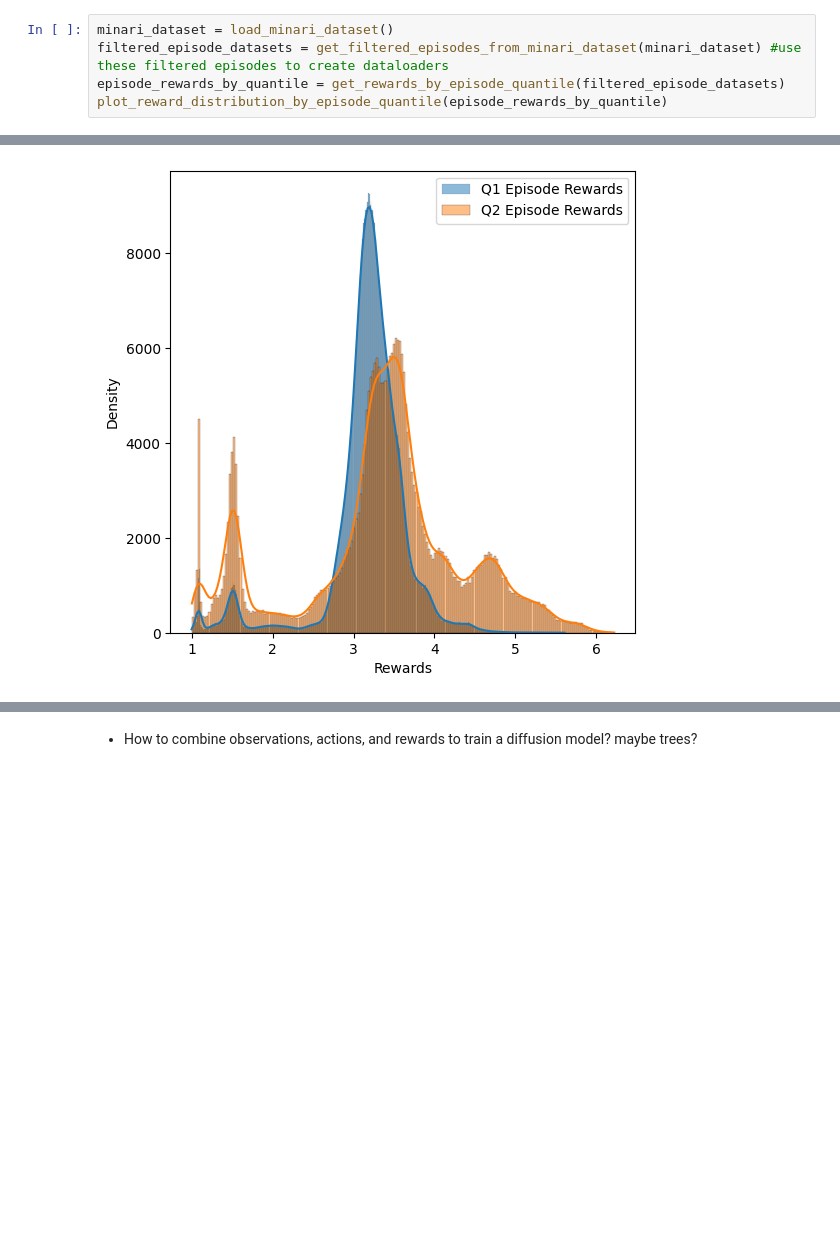
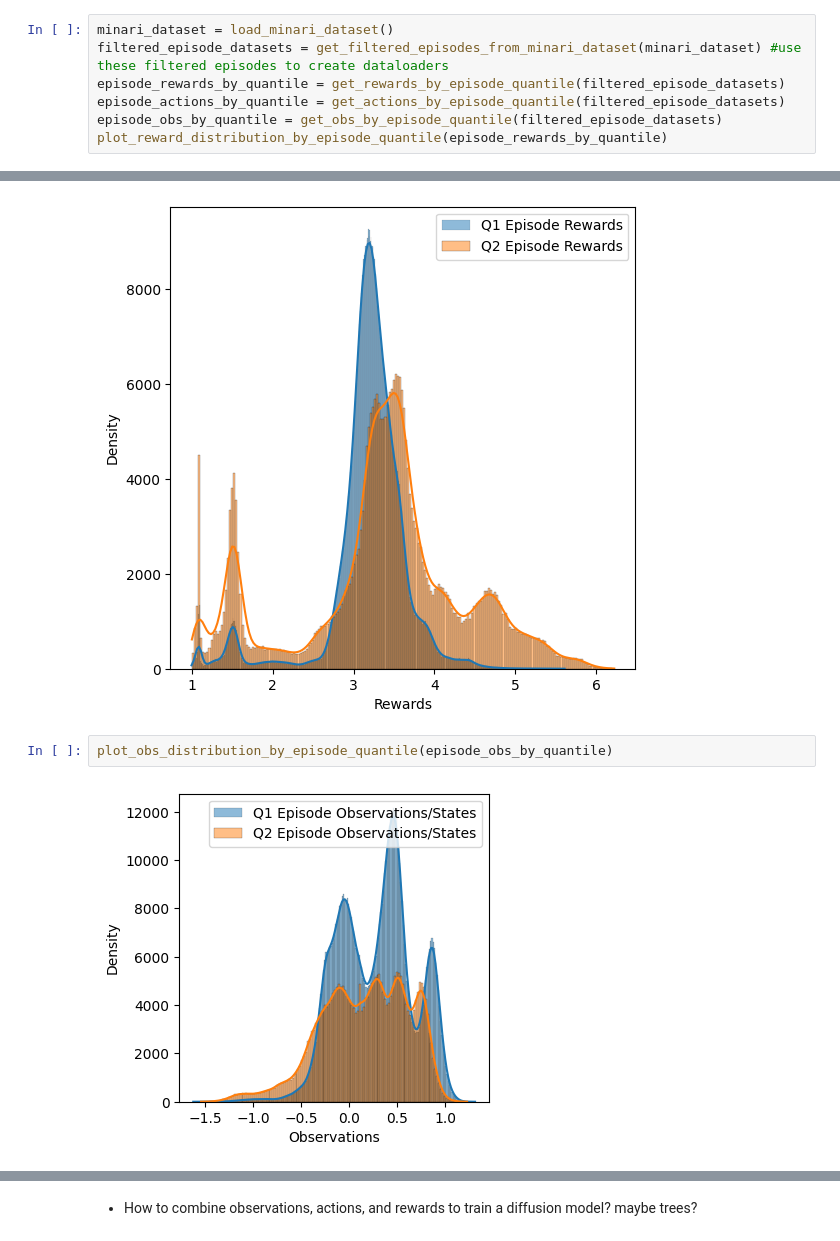
Before and after one commit to amuraddd/ducks, a Jupyter notebook: ducks/notebooks/diffusion_training_diffusers.ipynb, the cells around one changed output, grey strips where cells are left out. Drawn from its saved outputs; the diff is of its cells as text; blank space fills up the shorter version.

```diff
--- a/ducks/notebooks/diffusion_training_diffusers.ipynb
+++ b/ducks/notebooks/diffusion_training_diffusers.ipynb
@@ -17,6 +23,8 @@ from ducks.utils.training_utils import (load_minari_dataset, get_filtered_episod
 minari_dataset = load_minari_dataset()
 filtered_episode_datasets = get_filtered_episodes_from_minari_dataset(minari_dataset) #use these filtered episodes to create dataloaders
 episode_rewards_by_quantile = get_rewards_by_episode_quantile(filtered_episode_datasets)
+episode_actions_by_quantile = get_actions_by_episode_quantile(filtered_episode_datasets)
+episode_obs_by_quantile = get_obs_by_episode_quantile(filtered_episode_datasets)
 plot_reward_distribution_by_episode_quantile(episode_rewards_by_quantile)
 # %% [output]
 Dataset Name:  mujoco/hopper/simple-v0
@@ -25,3 +33,7 @@ Action space: Box(-1.0, 1.0, (3,), float32)
 Total episodes: 1952
 Total steps: 999206
 [figure]
+# %%
+plot_obs_distribution_by_episode_quantile(episode_obs_by_quantile)
+# %% [output]
+[figure, added]
```
Also changed, not shown: parts of 13 cells of this notebook, 9 other files.
